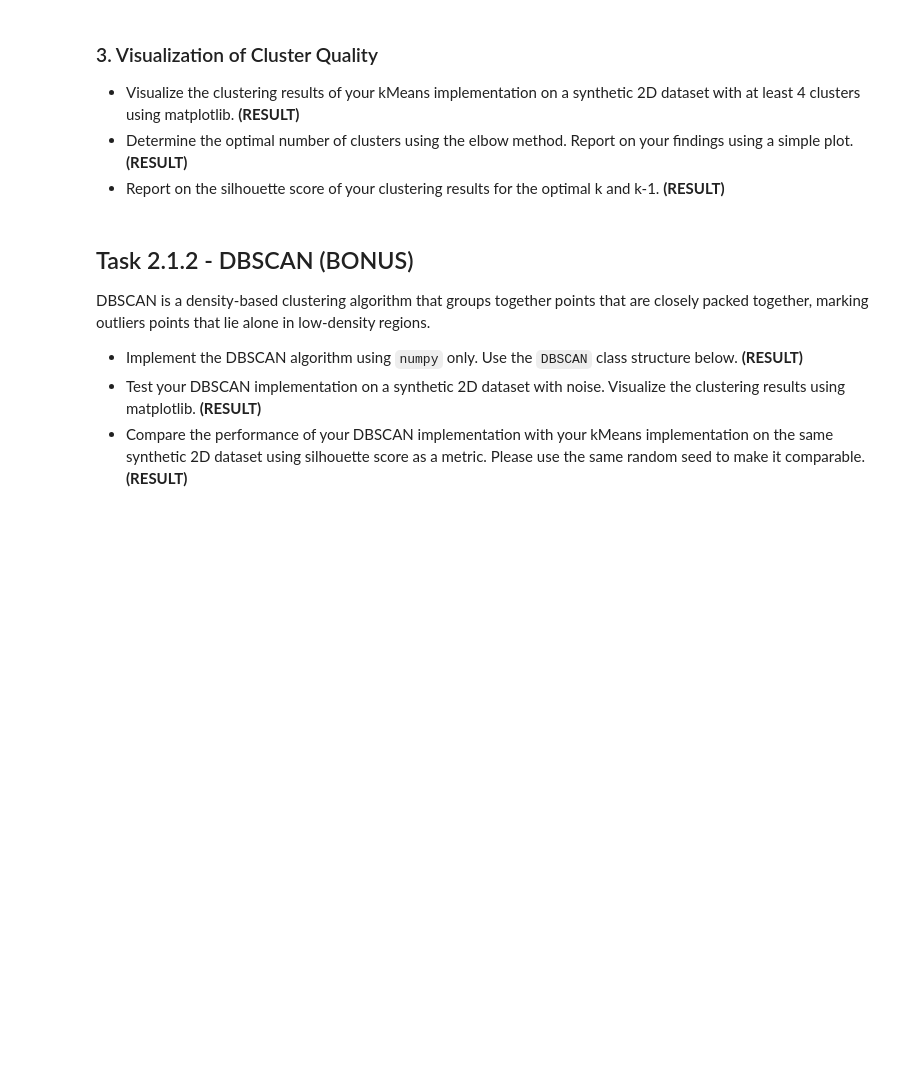
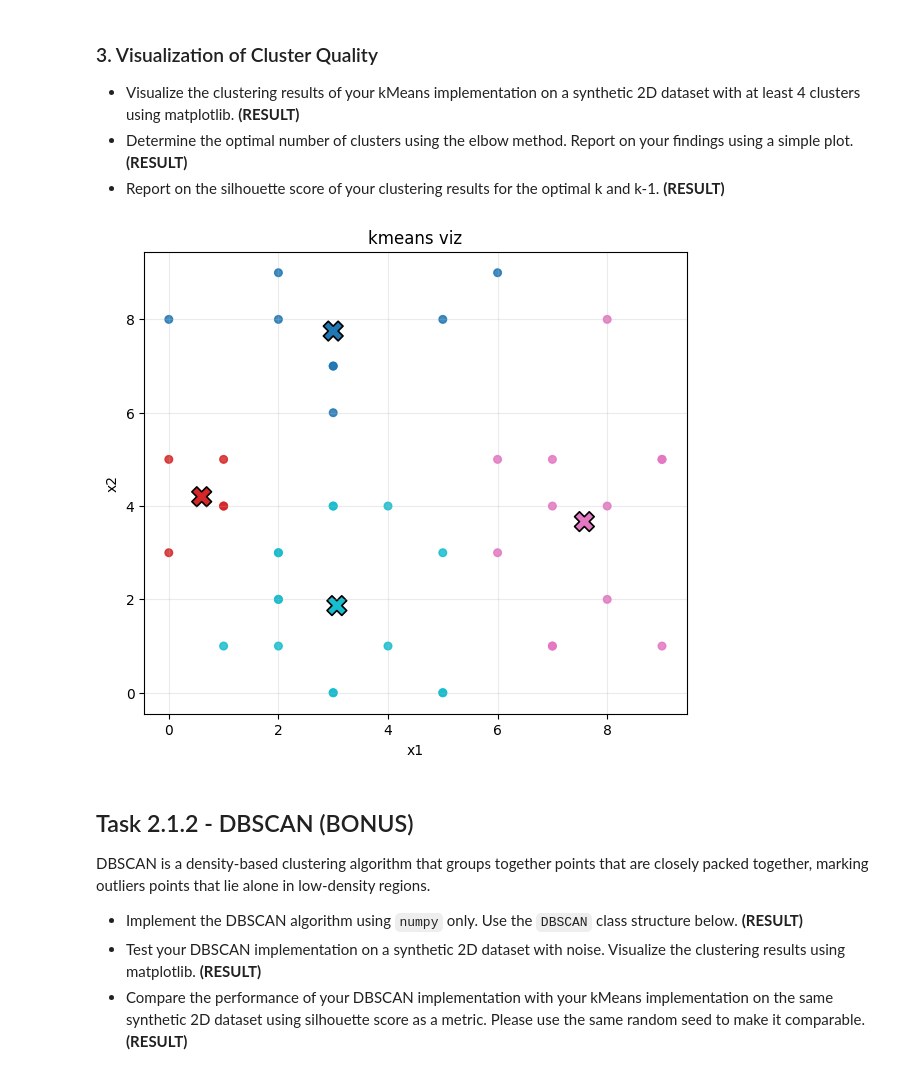
Before and after one commit to theRealProHacker/machine-learning, a Jupyter notebook: assignment02_1.ipynb, the cells around one changed output. Drawn from its saved outputs; the diff is of its cells as text; code cells hidden in the pictures; blank space fills up the shorter version.

```diff
--- a/assignment02_1.ipynb
+++ b/assignment02_1.ipynb
@@ -97,0 +173,18 @@ class KMeans:
+# %%
+
+print("Normal init")
+
+kmeans = KMeans()
+
+kmeans.report_convergence = True
+
+kmeans.initialize_centroids(dataset)
+kmeans.fit(dataset)
+
+print("init ++")
+kmeans_plus = KMeans()
+
+kmeans.report_convergence = True
+
+kmeans.initialize_centroids_plusplus(dataset)
+kmeans.fit(dataset)
@@ -106,0 +203,59 @@ class KMeans:
+# %%
+# Visualization helper for a given dataset and a fitted KMeans object
+def visualize_kmeans(X, kmeans, title="kmeans viz", show_centroids=True, cmap='tab10'):
+
+    labels = kmeans.labels_
+
+    plt.figure(figsize=(7, 6))
+    plt.scatter(X[:, 0], X[:, 1], c=labels, cmap=cmap, s=30, alpha=0.85)
+
+    if show_centroids and hasattr(kmeans, 'centroids') and kmeans.centroids is not None:
+        cent = np.asarray(kmeans.centroids)
+        if cent.size and cent.shape[1] == 2:
+            # Color centroids to match cluster colors by giving them the same label indices
+            centroid_labels = np.arange(len(cent))
+            plt.scatter(
+                cent[:, 0], cent[:, 1],
+                c=centroid_labels,
+                cmap=cmap,
+                s=200,
+                marker='X',
+                edgecolors='k',
+                linewidths=1.2,
+                label='centroids'
+            )
+
+    plt.title(title)
+    plt.xlabel('x1')
+    plt.ylabel('x2')
+    plt.grid(alpha=0.25)
+    plt.show()
+
+n = 40
+data_range = 10
+
+dataset = []
+
+for _ in range(n):
+    dataset.append(
+        [np.random.randint(0, data_range), np.random.randint(0, data_range)]
+    )
+
+dataset = np.array(dataset)
+
+kmeans = KMeans(k=4)
+
+kmeans.initialize_centroids_plusplus(dataset)
+kmeans.fit(dataset)
+
+visualize_kmeans(dataset, kmeans)
+
+# # Optional: silhouette score if sklearn is installed and labels are available
+# try:
+#     from sklearn.metrics import silhouette_score
+#     if hasattr(kmeans, 'labels_'):
+#         print('Silhouette score:', silhouette_score(dataset, kmeans.labels_))
+# except Exception:
+#     pass
+# %% [output]
+[figure, added]
```
Also changed, not shown: parts of 7 cells of this notebook, 1 other file.
